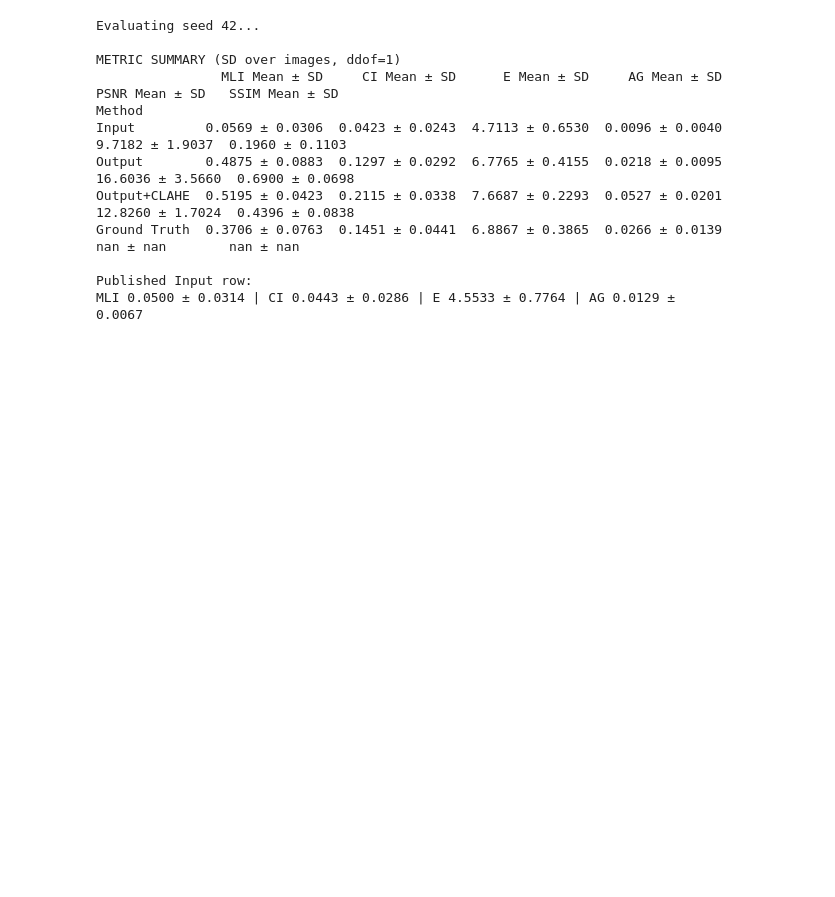
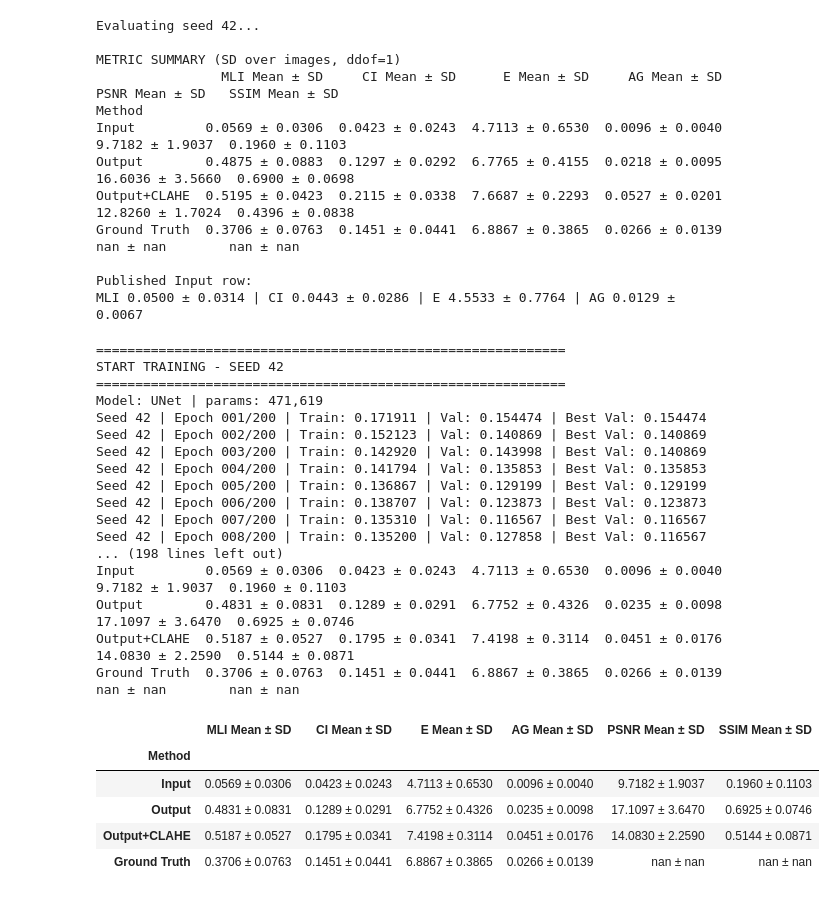
Before and after one commit to Star-rium/LLIE-UNet, a Jupyter notebook: main.ipynb, the cells around one changed output. Cells and saved outputs as stored; diff of their text form; code cells hidden in the pictures; blank space fills up the shorter version.

```diff
--- a/main.ipynb
+++ b/main.ipynb
@@ -168,3 +170,36 @@ Ground Truth  0.3706 ± 0.0763  0.1451 ± 0.0441  6.8867 ± 0.3865  0.0266 ± 0.
 
 Published Input row:
 MLI 0.0500 ± 0.0314 | CI 0.0443 ± 0.0286 | E 4.5533 ± 0.7764 | AG 0.0129 ± 0.0067
+# %%
+model_u, history_u, best_u = train(
+    SEED, train_loader, val_loader, 200, 1e-3,
+    len(train_dataset), len(val_dataset),
+    model_cls=UNet, tag="unet"
+)
+
+df_u = evaluate_model(model_u, SEED, test_dataset, clahe=True)
+summarize_metrics(df_u, ddof=1)
+# %% [output]
+============================================================
+START TRAINING - SEED 42
+============================================================
+Model: UNet | params: 471,619
+Seed 42 | Epoch 001/200 | Train: 0.171911 | Val: 0.154474 | Best Val: 0.154474
+Seed 42 | Epoch 002/200 | Train: 0.152123 | Val: 0.140869 | Best Val: 0.140869
+Seed 42 | Epoch 003/200 | Train: 0.142920 | Val: 0.143998 | Best Val: 0.140869
+Seed 42 | Epoch 004/200 | Train: 0.141794 | Val: 0.135853 | Best Val: 0.135853
+Seed 42 | Epoch 005/200 | Train: 0.136867 | Val: 0.129199 | Best Val: 0.129199
+Seed 42 | Epoch 006/200 | Train: 0.138707 | Val: 0.123873 | Best Val: 0.123873
+Seed 42 | Epoch 007/200 | Train: 0.135310 | Val: 0.116567 | Best Val: 0.116567
+Seed 42 | Epoch 008/200 | Train: 0.135200 | Val: 0.127858 | Best Val: 0.116567
+... (198 lines left out)
+Input         0.0569 ± 0.0306  0.0423 ± 0.0243  4.7113 ± 0.6530  0.0096 ± 0.0040   9.7182 ± 1.9037  0.1960 ± 0.1103
+Output        0.4831 ± 0.0831  0.1289 ± 0.0291  6.7752 ± 0.4326  0.0235 ± 0.0098  17.1097 ± 3.6470  0.6925 ± 0.0746
+Output+CLAHE  0.5187 ± 0.0527  0.1795 ± 0.0341  7.4198 ± 0.3114  0.0451 ± 0.0176  14.0830 ± 2.2590  0.5144 ± 0.0871
+Ground Truth  0.3706 ± 0.0763  0.1451 ± 0.0441  6.8867 ± 0.3865  0.0266 ± 0.0139         nan ± nan        nan ± nan
+|  | MLI Mean ± SD | CI Mean ± SD | E Mean ± SD | AG Mean ± SD | PSNR Mean ± SD | SSIM Mean ± SD |
+| Method |  |  |  |  |  |  |
+| Input | 0.0569 ± 0.0306 | 0.0423 ± 0.0243 | 4.7113 ± 0.6530 | 0.0096 ± 0.0040 | 9.7182 ± 1.9037 | 0.1960 ± 0.1103 |
+| Output | 0.4831 ± 0.0831 | 0.1289 ± 0.0291 | 6.7752 ± 0.4326 | 0.0235 ± 0.0098 | 17.1097 ± 3.6470 | 0.6925 ± 0.0746 |
+| Output+CLAHE | 0.5187 ± 0.0527 | 0.1795 ± 0.0341 | 7.4198 ± 0.3114 | 0.0451 ± 0.0176 | 14.0830 ± 2.2590 | 0.5144 ± 0.0871 |
+| Ground Truth | 0.3706 ± 0.0763 | 0.1451 ± 0.0441 | 6.8867 ± 0.3865 | 0.0266 ± 0.0139 | nan ± nan | nan ± nan |
```
Also changed, not shown: parts of 5 cells of this notebook, 4 other files.
